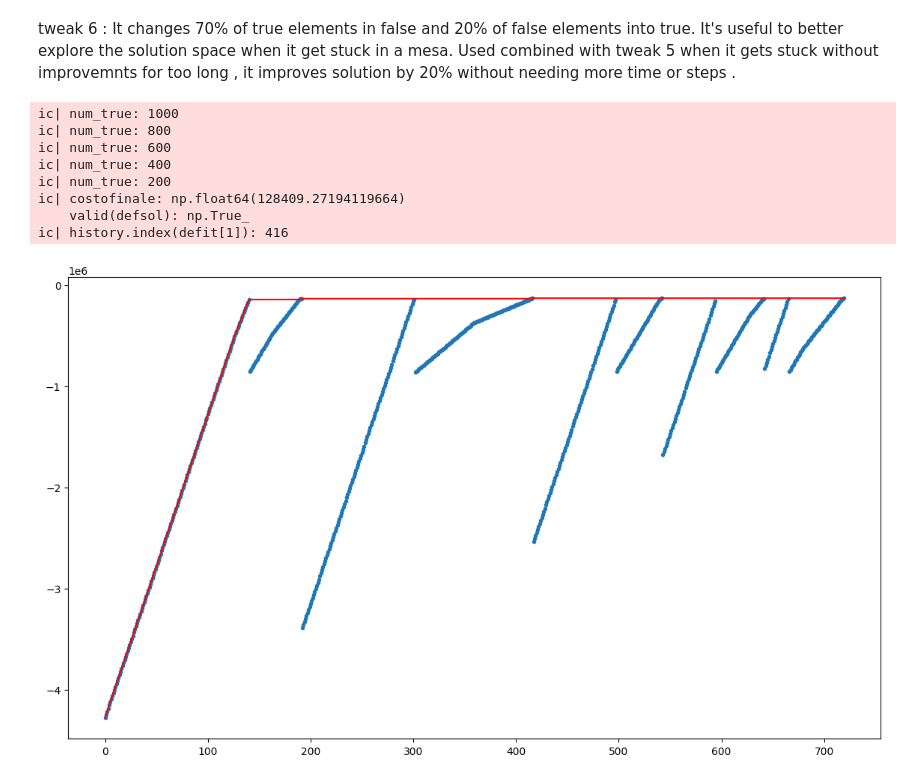
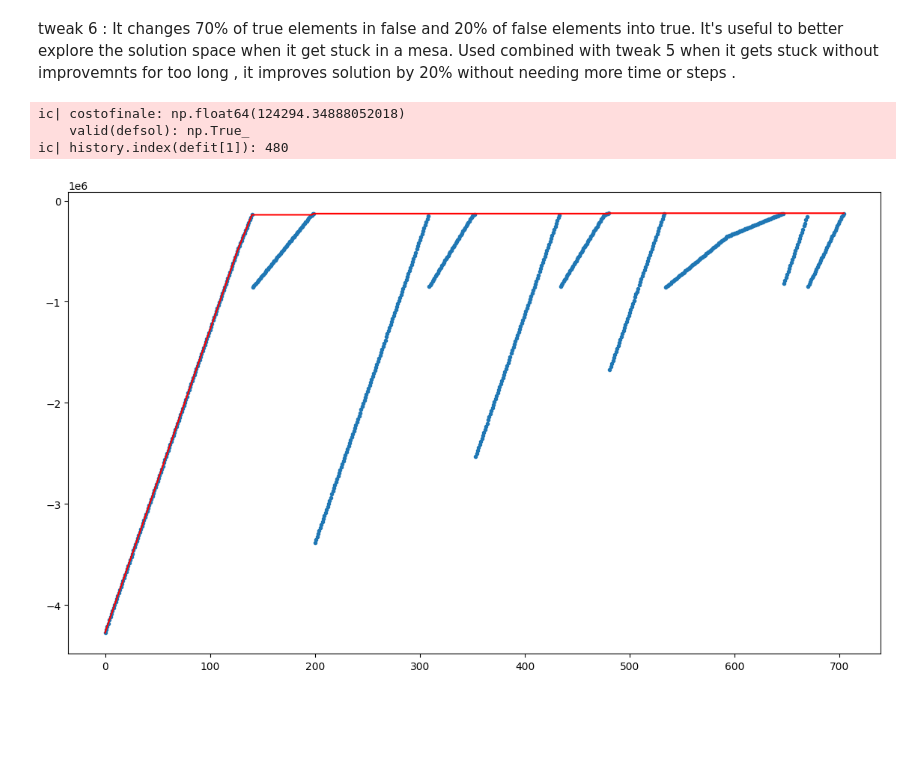
Before and after one commit to Scrivane/CI2024_lab0-, a Jupyter notebook: set-cover.ipynb, the cells around one changed output. Cells and saved outputs as stored; diff of their text form; code cells hidden in the pictures; blank space fills up the shorter version.

Commit message:
deleted useless call to valid function

```diff
--- a/set-cover.ipynb
+++ b/set-cover.ipynb
@@ -194,12 +194,12 @@ tweak 5  : i change a n(size_change) values of the solution, if the solution was
 
 
 
-def tweak5(solution : np.array,step: int,max_step :int,)-> np.array:
+def tweak5(solution : np.array,step: int,max_step :int,valid : bool)-> np.array:
 
     size_change = int(np.log10(UNIVERSE_SIZE)) * 2*(max_step - step) // max_step
     new_solution = solution.copy()
 
-    if valid2(new_solution):
+    if valid:
 
             index_true=np.where(new_solution==True)[0]
             if( size_change>len(index_true)):
@@ -284,7 +284,7 @@ for nres in tqdm(range(n_restart)):
             current_fit=fitness2(solution)
         else:
 
-            solution = tweak5(current_solution,step,max_steps)
+            solution = tweak5(current_solution,step,max_steps,current_fit[0])
 
         sol_fit=fitness2(solution)
 
@@ -293,38 +293,37 @@ for nres in tqdm(range(n_restart)):
             current_solution = solution
             current_fit=sol_fit
             i=0
             if sol_fit[1]>defit[1]:  #if it's better then the previus global solution  update global solution with the solution
                 defsol = solution[:]
                 defit=sol_fit
 
 costofinale=cost(defsol)
 ic(costofinale,valid(defsol))
 
 ic(history.index(defit[1]))
 
 
 
 plt.figure(figsize=(14, 8))
 plt.plot(
     range(len(history)),
     list(accumulate(history, max)),
     color="red",
 )
 _ = plt.scatter(range(len(history)), history, marker=".")
 
 
 with open('log.txt', 'a') as file:   # log to track how well the algorithm performs
 
     file.write(f"{UNIVERSE_SIZE} , {NUM_SETS} , {DENSITY} , {max_steps} , {n_restart} , {costofinale} \n")
 
 #plt.ylim(71443,2414430)
+
+
+
+#pythonoptimize=1     and then start program
 # %% [output]
-ic| num_true: 1000
-ic| num_true: 800
-ic| num_true: 600
-ic| num_true: 400
-ic| num_true: 200
-ic| costofinale: np.float64(128409.27194119664)
+ic| costofinale: np.float64(124294.34888052018)
     valid(defsol): np.True_
-ic| history.index(defit[1]): 416
+ic| history.index(defit[1]): 480
-[figure, old version]
+[figure, new version]
```
Also changed, not shown: parts of 2 cells of this notebook, 1 other file.
